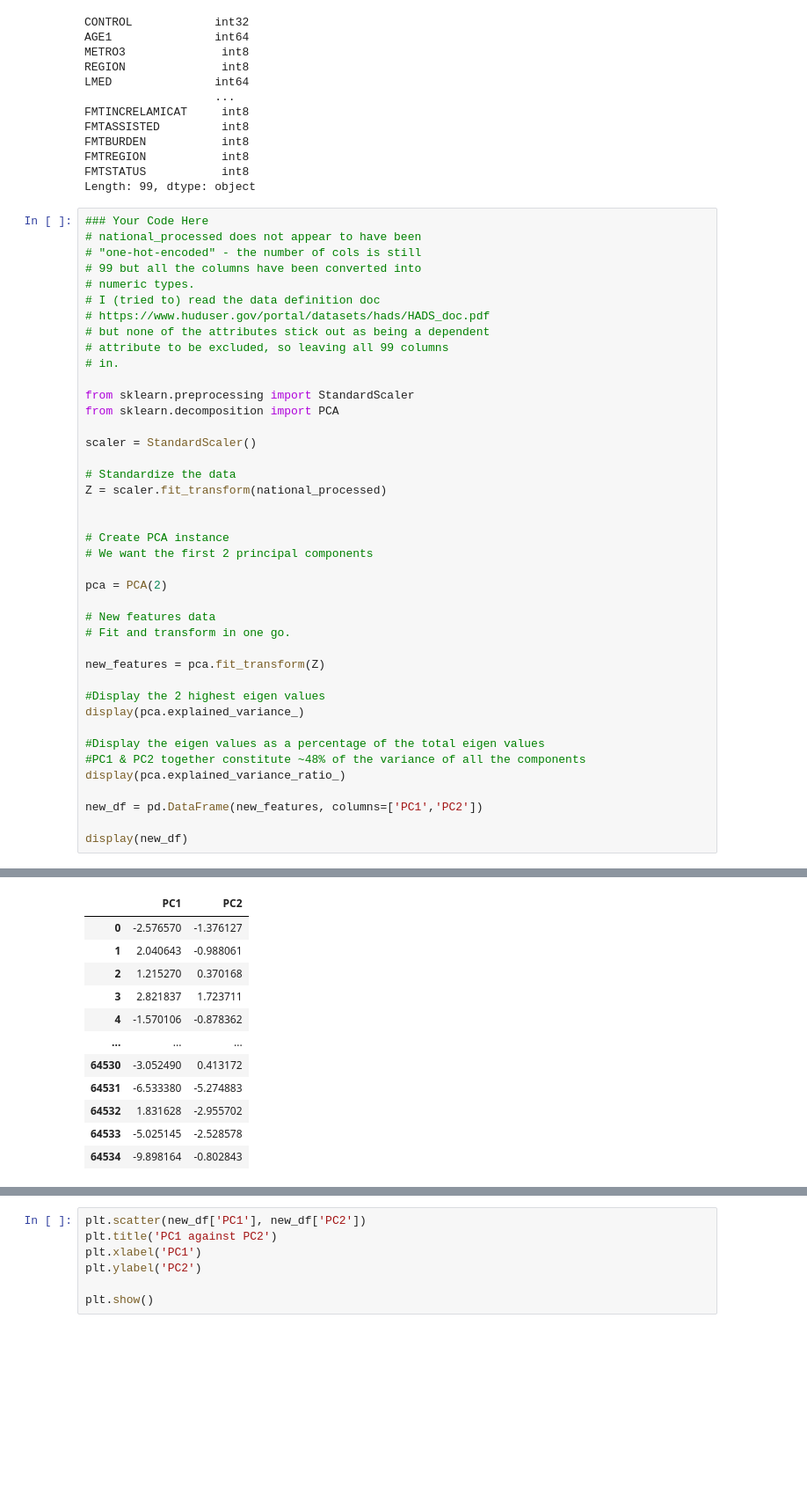
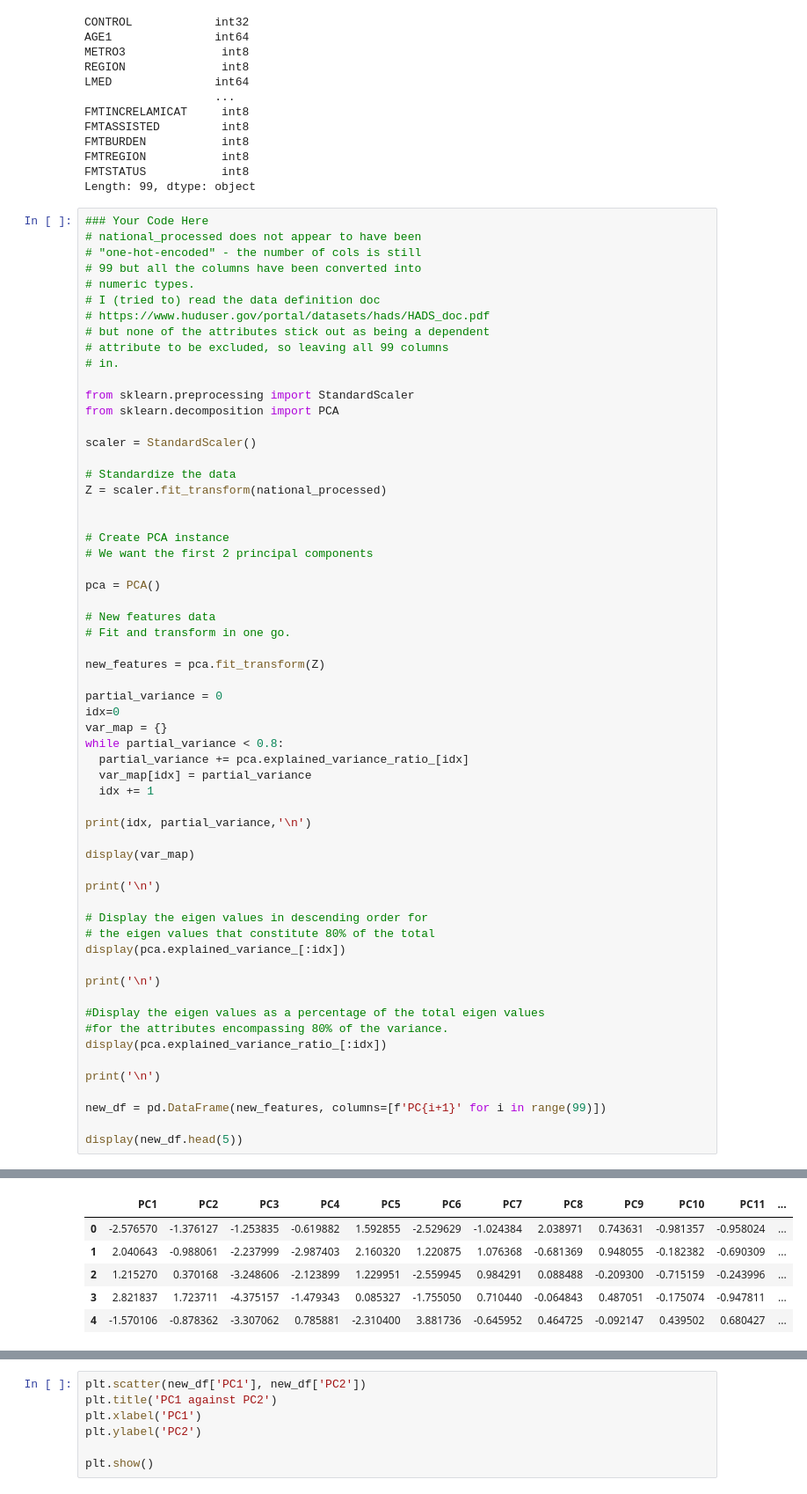
Before and after one commit to nsriniva/DS-Unit-1-Sprint-3-Linear-Algebra, a Jupyter notebook: module3-dimensionality-reduction/LS_DS_133_High_Dimensional_Data_Assignment.ipynb, the cells around one changed output, grey strips where cells are left out. Shown: that part at 88% size. Saved outputs shown, nothing was run; the diff lists cells and outputs as text; blank space fills up the shorter version.

```diff
--- a/module3-dimensionality-reduction/LS_DS_133_High_Dimensional_Data_Assignment.ipynb
+++ b/module3-dimensionality-reduction/LS_DS_133_High_Dimensional_Data_Assignment.ipynb
@@ -299,21 +299,40 @@ Z = scaler.fit_transform(national_processed)
 # Create PCA instance
 # We want the first 2 principal components
 
-pca = PCA(2)
+pca = PCA()
 
 # New features data
 # Fit and transform in one go.
 
 new_features = pca.fit_transform(Z)
 
-#Display the 2 highest eigen values
-display(pca.explained_variance_)
+partial_variance = 0
+idx=0
+var_map = {}
+while partial_variance < 0.8:
+  partial_variance += pca.explained_variance_ratio_[idx]
+  var_map[idx] = partial_variance
+  idx += 1
+
+print(idx, partial_variance,'\n')
+
+display(var_map)
+
+print('\n')
+
+# Display the eigen values in descending order for
+# the eigen values that constitute 80% of the total
+display(pca.explained_variance_[:idx])
+
+print('\n')
 
 #Display the eigen values as a percentage of the total eigen values
-#PC1 & PC2 together constitute ~48% of the variance of all the components
-display(pca.explained_variance_ratio_)
+#for the attributes encompassing 80% of the variance.
+display(pca.explained_variance_ratio_[:idx])
 
-new_df = pd.DataFrame(new_features, columns=['PC1','PC2'])
+print('\n')
 
-display(new_df)
+new_df = pd.DataFrame(new_features, columns=[f'PC{i+1}' for i in range(99)])
+
+display(new_df.head(5))
 # %% [output]
@@ -322,12 +352,6 @@ array([0.34050542, 0.14442164])
-|  | PC1 | PC2 |
-| 0 | -2.576570 | -1.376127 |
-| 1 | 2.040643 | -0.988061 |
-| 2 | 1.215270 | 0.370168 |
-| 3 | 2.821837 | 1.723711 |
-| 4 | -1.570106 | -0.878362 |
-| ... | ... | ... |
-| 64530 | -3.052490 | 0.413172 |
-| 64531 | -6.533380 | -5.274883 |
-| 64532 | 1.831628 | -2.955702 |
-| 64533 | -5.025145 | -2.528578 |
-| 64534 | -9.898164 | -0.802843 |
+|  | PC1 | PC2 | PC3 | PC4 | PC5 | PC6 | PC7 | PC8 | PC9 | PC10 | PC11 | ... |
+| 0 | -2.576570 | -1.376127 | -1.253835 | -0.619882 | 1.592855 | -2.529629 | -1.024384 | 2.038971 | 0.743631 | -0.981357 | -0.958024 | ... |
+| 1 | 2.040643 | -0.988061 | -2.237999 | -2.987403 | 2.160320 | 1.220875 | 1.076368 | -0.681369 | 0.948055 | -0.182382 | -0.690309 | ... |
+| 2 | 1.215270 | 0.370168 | -3.248606 | -2.123899 | 1.229951 | -2.559945 | 0.984291 | 0.088488 | -0.209300 | -0.715159 | -0.243996 | ... |
+| 3 | 2.821837 | 1.723711 | -4.375157 | -1.479343 | 0.085327 | -1.755050 | 0.710440 | -0.064843 | 0.487051 | -0.175074 | -0.947811 | ... |
+| 4 | -1.570106 | -0.878362 | -3.307062 | 0.785881 | -2.310400 | 3.881736 | -0.645952 | 0.464725 | -0.092147 | 0.439502 | 0.680427 | ... |
```
Also changed, not shown: parts of 1 cell of this notebook.
